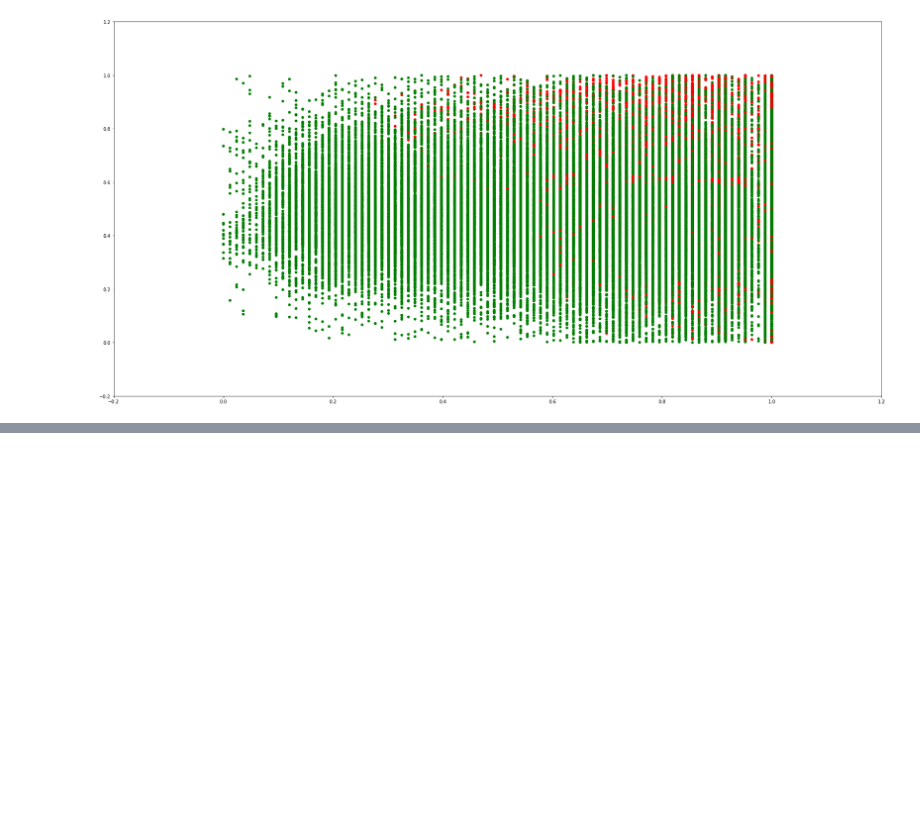
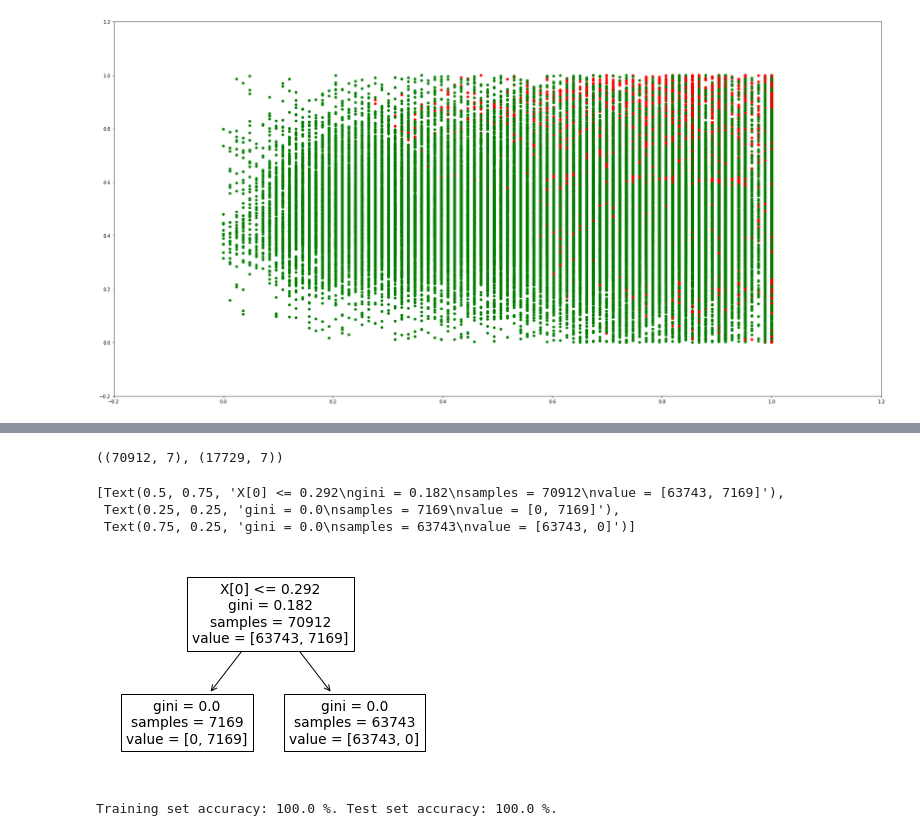
Before and after one commit to jelenajako/rau-software-packs-for-statics-G603CSE-2022-2023, a Jupyter notebook: Precipitation Prediction.ipynb, the cells around one changed output, grey strips where cells are left out. Drawn from its saved outputs; the diff is of its cells as text; code cells hidden in the pictures; blank space fills up the shorter version.

Commit message:
decision tree

```diff
--- a/Precipitation Prediction.ipynb
+++ b/Precipitation Prediction.ipynb
@@ -78,3 +117,7 @@ plt.ylim(-0.2, 1.2)
 plt.show()
 # %% [output]
 [figure]
+# %%
+for column in X.columns:
+    X[column] = min_max_scale(X[column])
+X.head()
@@ -80,0 +131,22 @@ plt.show()
+# %%
+# Decision Trees (classification)
+from sklearn.tree import DecisionTreeClassifier
+
+clf = DecisionTreeClassifier()
+# %%
+from sklearn.model_selection import train_test_split
+X_train, X_test, y_train, y_test = train_test_split(X, y, test_size=0.2, random_state=42)
+# %%
+X_train.shape, X_test.shape
+# %% [output]
+((70912, 7), (17729, 7))
+# %%
+clf = clf.fit(X_train, np.array(y_train, dtype=float))
+# %%
+from sklearn.tree import plot_tree
+plot_tree(clf)
+# %% [output]
+[Text(0.5, 0.75, 'X[0] <= 0.292\ngini = 0.182\nsamples = 70912\nvalue = [63743, 7169]'),
+ Text(0.25, 0.25, 'gini = 0.0\nsamples = 7169\nvalue = [0, 7169]'),
+ Text(0.75, 0.25, 'gini = 0.0\nsamples = 63743\nvalue = [63743, 0]')]
+[figure, added]
@@ -80,0 +161,4 @@ plt.show()
+# %%
+print(f"Training set accuracy: {train_acc * 100} %. Test set accuracy: {test_acc * 100} %.")
+# %% [output]
+Training set accuracy: 100.0 %. Test set accuracy: 100.0 %.
```
Also changed, not shown: parts of 24 cells of this notebook.
